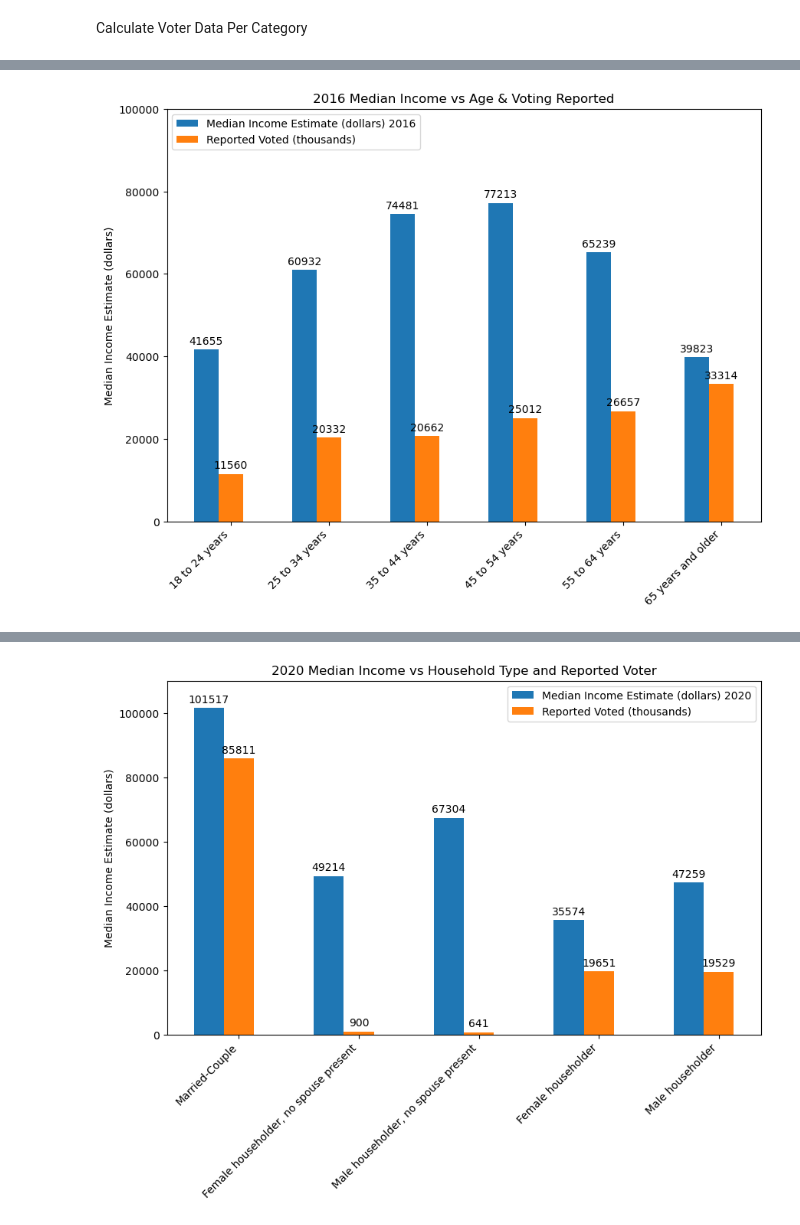
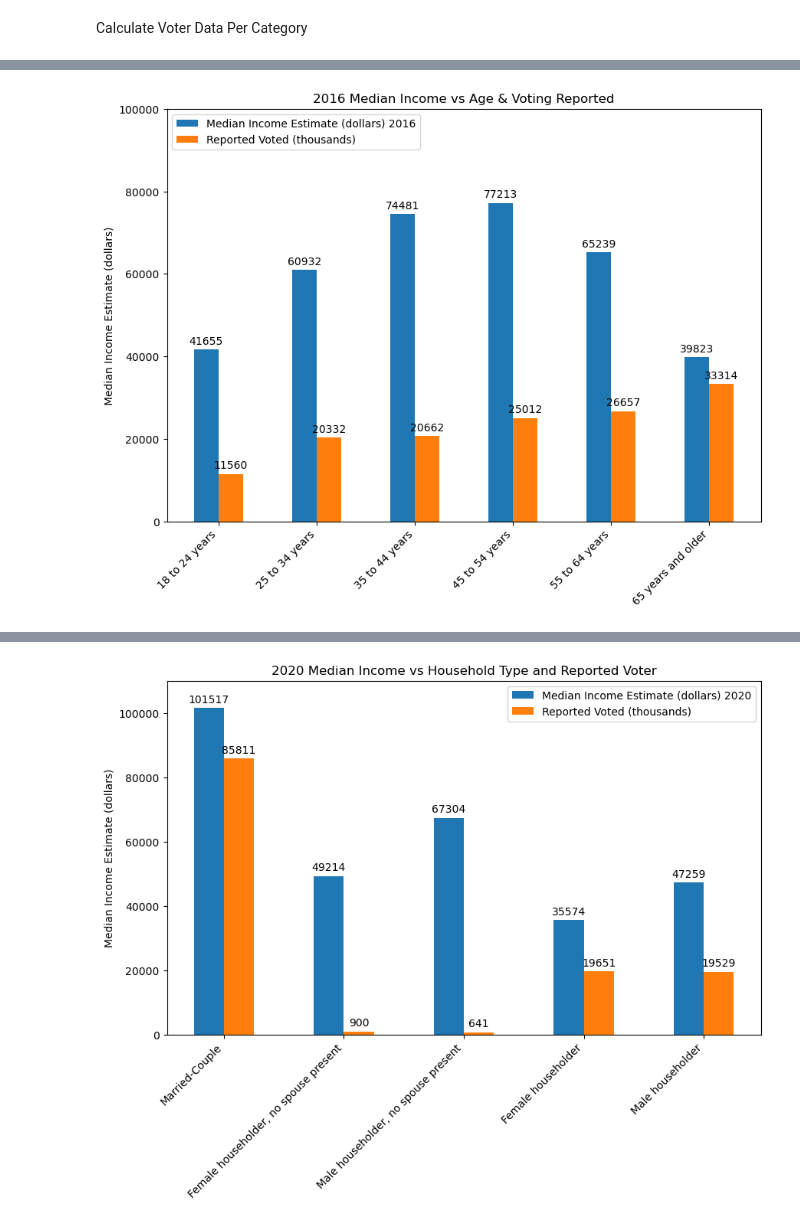
Before and after one commit to Sharkb8t/Project_1, a Jupyter notebook: Project_1.ipynb, the cells around one changed output, grey strips where cells are left out. Saved outputs shown, nothing was run; the diff lists cells and outputs as text; code cells hidden in the pictures.

```diff
--- a/Project_1.ipynb
+++ b/Project_1.ipynb
@@ -555,7 +560,8 @@ for attribute, measurement in median_income5.items():
 # Add some text for labels, title and custom x-axis tick labels, etc.
 ax.set_ylabel('Median Income Estimate (dollars)')
 ax.set_title('2016 Median Income vs Age & Voting Reported')
-ax.set_xticks(x + width, age_ranges)
+ax.set_xticks(x + width / 2)
+ax.set_xticklabels(age_ranges)
 ax.legend(loc='upper left', ncols=4)
 ax.set_ylim(0, 100000)
 plt.xticks(rotation=45, ha="right")
@@ -563,7 +569,7 @@ plt.legend(loc='upper left')
 
 plt.show()
 # %% [output]
-[figure, old version]
+[figure, new version]
 # %%
 # Check 2020 Voter Data CSV to see if it reads properly & generate Data Frame
 csv_path6 = Path("2020_VotingCH_Data.csv")
@@ -601,35 +607,36 @@ votertype2_df
 # Generate bar plot showing 2020 Household differnce in voting compared to income
 household2_type = ("Married-Couple", "Female householder, no spouse present", "Male householder, no spouse present", "Female householder", "Male householder")
 median_income = {
     'Median Income Estimate (dollars) 2020': (101517, 49214, 67304, 35574, 47259),
     'Reported Voted (thousands)': (85811, 900, 641, 19651, 19529),
 }
 
 x = np.arange(len(household_type))
 width = 0.25
 multiplier = 0
 
 
 fig, ax = plt.subplots(figsize=(10, 6))
 
 for attribute, measurement in median_income.items():
     offset = width * multiplier
     rects = ax.bar(x + offset, measurement, width, label=attribute)
     ax.bar_label(rects, padding=3)
     multiplier += 1
 
 # Add some text for labels, title and custom x-axis tick labels, etc.
 ax.set_ylabel('Median Income Estimate (dollars)')
 ax.set_title('2020 Median Income vs Household Type and Reported Voter')
-ax.set_xticks(x + width, household2_type)
+ax.set_xticks(x + width / 2)
+ax.set_xticklabels(household2_type)
 ax.legend(loc='upper left', ncols=3)
 ax.set_ylim(0, 110000)
 plt.xticks(rotation=45, ha="right")
 plt.legend(loc='upper right')
 
 plt.show()
 # %% [output]
-[figure, old version]
+[figure, new version]
 # %%
 # Voting Ethnicity DataFrame 2016
 voter_ethnicity2 = voter4_df.iloc[5:9]
```
Also changed, not shown: parts of 10 cells of this notebook.
